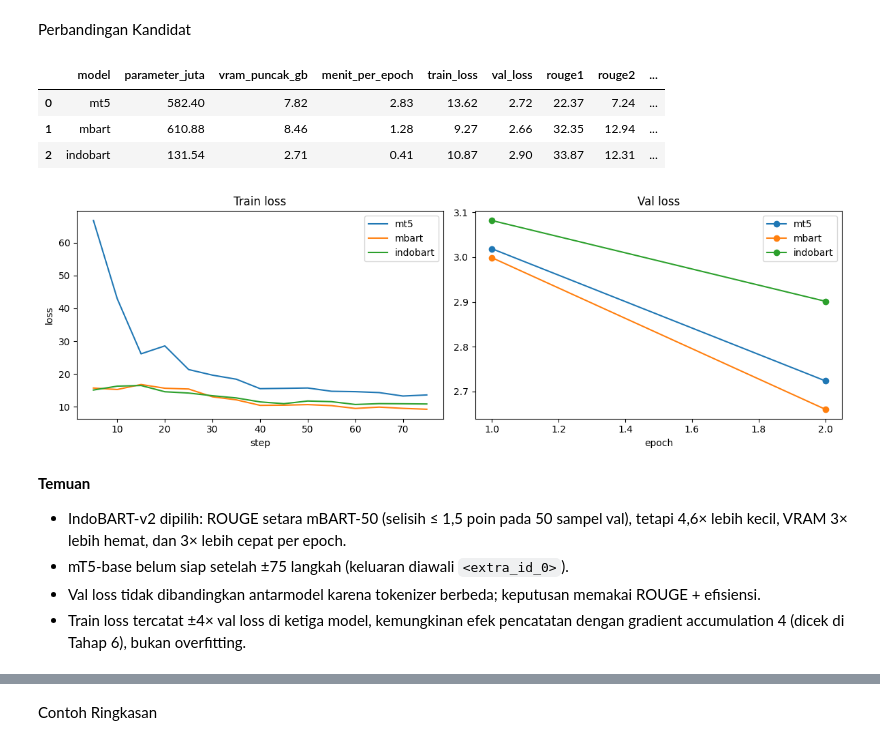
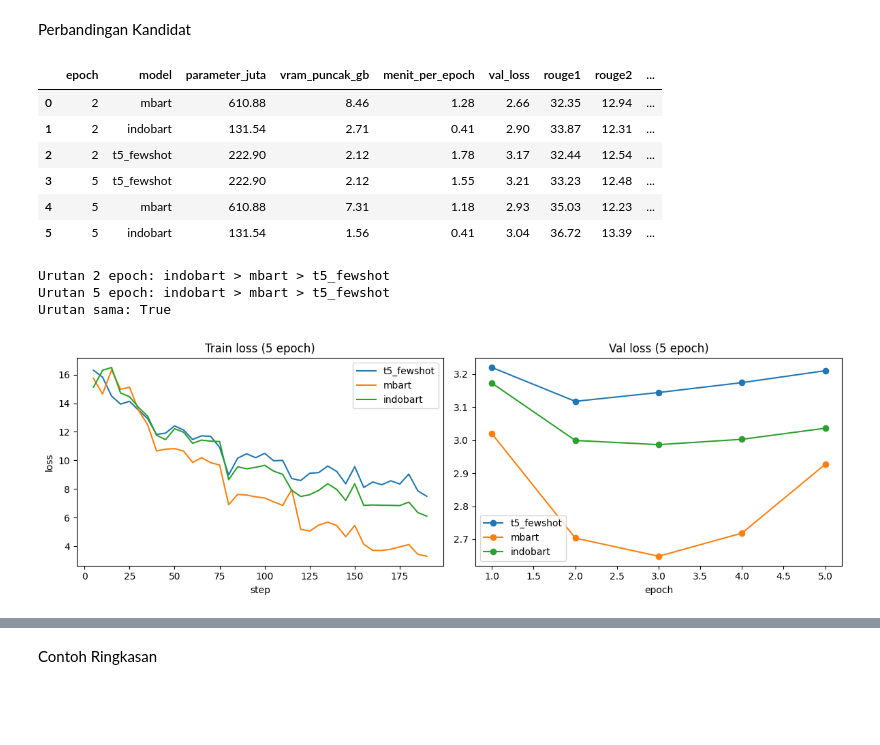
Before and after one commit to IRay3477/Pengembangan-Model-Deep-Learning-dan-Implementasi-API, a Jupyter notebook: Deep_Learning_Peringkasan_Otomatis_Video_Kuliah_Bahasa_Indonesia.ipynb, the cells around one changed output, grey strips where cells are left out. Drawn from its saved outputs; the diff is of its cells as text; code cells hidden in the pictures; blank space fills up the shorter version.

Commit message:
feat: menambahkan T5 fewshot sebagai model utama, menambahkan ephoc 5 sebagai perbandingan.

```diff
--- a/Deep_Learning_Peringkasan_Otomatis_Video_Kuliah_Bahasa_Indonesia.ipynb
+++ b/Deep_Learning_Peringkasan_Otomatis_Video_Kuliah_Bahasa_Indonesia.ipynb
@@ -1495,15 +1498,20 @@ if 'model_zeroshot' in globals():
 seed = 42
 jumlah_sampel_latih = 300
 jumlah_sampel_rouge = 50
-jumlah_epoch = 2
+daftar_jumlah_epoch = [2, 5]
 batas_token_ringkasan = 384
 
 data_latih_seleksi = data_clean_id[data_clean_id['split'] == 'train'].sample(jumlah_sampel_latih, random_state=seed)
 data_val_rouge = data_val.sample(jumlah_sampel_rouge, random_state=seed).reset_index(drop=True)
 
+# file hasil 2 epoch memakai nama lama supaya hasil yang sudah ada tetap terpakai
+def akhiran_file(jumlah_epoch):
+    return '' if jumlah_epoch == 2 else f'_{jumlah_epoch}epoch'
+
 print('Data latih seleksi:', len(data_latih_seleksi))
 print('Data val (loss)   :', len(data_val))
 print('Data val (ROUGE)  :', len(data_val_rouge))
+print('Jumlah epoch diuji:', daftar_jumlah_epoch)
 # %% [output]
 Data latih seleksi: 300
 Data val (loss)   : 175
@@ -1551,7 +1560,7 @@ class TokenizerIndoBART:
 Fungsi-fungsi untuk Seleksi Model
 # %%
 kandidat_model_utama = {
-    'mt5': {'nama_model': 'google/mt5-base', 'learning_rate': 5e-4, 'fp16': False},
+    't5_fewshot': {'nama_model': 'cahya/t5-base-indonesian-summarization-cased', 'learning_rate': 3e-4, 'fp16': False},
     'mbart': {'nama_model': 'facebook/mbart-large-50', 'learning_rate': 1e-4, 'fp16': True},
     'indobart': {'nama_model': 'indobenchmark/indobart-v2', 'learning_rate': 1e-4, 'fp16': True},
 }
@@ -1700,39 +1730,60 @@ Sudah selesai, dilewati: indobart
 # %% [markdown]
 Perbandingan Kandidat
 # %%
-tabel_seleksi = pd.read_csv(path_hasil_seleksi).round(2)
+# hanya kandidat yang dipakai sekarang; hasil mT5-base yang lama tetap tersimpan di CSV sebagai arsip
+daftar_tabel = []
+for jumlah_epoch in daftar_jumlah_epoch:
+    tabel = pd.read_csv(f'{output_tahap5}/hasil_seleksi_model{akhiran_file(jumlah_epoch)}.csv').assign(epoch=jumlah_epoch)
+    daftar_tabel.append(tabel[tabel['model'].isin(kandidat_model_utama)])
+
+tabel_seleksi = pd.concat(daftar_tabel, ignore_index=True)
+tabel_seleksi['rata_rata_rouge'] = tabel_seleksi[['rouge1', 'rouge2', 'rougeL']].mean(axis=1)
+tabel_seleksi = tabel_seleksi[['epoch', 'model', 'parameter_juta', 'vram_puncak_gb', 'menit_per_epoch', 'val_loss',
+                               'rouge1', 'rouge2', 'rougeL', 'rata_rata_rouge', 'panjang_kata']].round(2)
 display(tabel_seleksi)
 
+# cek apakah urutan kandidat sama di 2 epoch dan 5 epoch
+urutan_per_epoch = {jumlah_epoch: tabel_seleksi[tabel_seleksi['epoch'] == jumlah_epoch]
+                    .sort_values('rata_rata_rouge', ascending=False)['model'].tolist()
+                    for jumlah_epoch in daftar_jumlah_epoch}
+for jumlah_epoch, urutan in urutan_per_epoch.items():
+    print(f'Urutan {jumlah_epoch} epoch:', ' > '.join(urutan))
+print('Urutan sama:', len(set(map(tuple, urutan_per_epoch.values()))) == 1)
+
+tabel_seleksi.to_csv(f'{output_tahap5}/tabel_seleksi_2_dan_5_epoch.csv', index=False)
+
+# grafik loss dari run terpanjang (5 epoch)
+epoch_terpanjang = max(daftar_jumlah_epoch)
 fig, axes = plt.subplots(1, 2, figsize=(12, 4))
 
-for nama_singkat in tabel_seleksi['model']:
-    riwayat_loss = pd.read_csv(f'{output_tahap5}/log_loss_{nama_singkat}.csv')
+for nama_singkat in kandidat_model_utama:
+    riwayat_loss = pd.read_csv(f'{output_tahap5}/log_loss_{nama_singkat}{akhiran_file(epoch_terpanjang)}.csv')
     loss_latih = riwayat_loss.dropna(subset=['loss'])
     loss_val = riwayat_loss.dropna(subset=['eval_loss'])
     axes[0].plot(loss_latih['step'], loss_latih['loss'], label=nama_singkat)
     axes[1].plot(loss_val['epoch'], loss_val['eval_loss'], marker='o', label=nama_singkat)
 
-axes[0].set_title('Train loss')
+axes[0].set_title(f'Train loss ({epoch_terpanjang} epoch)')
 axes[0].set_xlabel('step')
 axes[0].set_ylabel('loss')
 axes[0].legend()
 
-axes[1].set_title('Val loss')
+axes[1].set_title(f'Val loss ({epoch_terpanjang} epoch)')
 axes[1].set_xlabel('epoch')
 axes[1].legend()
 
 plt.tight_layout()
-plt.savefig(f'{output_tahap5}/grafik_loss_seleksi.png', dpi=150)
+plt.savefig(f'{output_tahap5}/grafik_loss_seleksi_{epoch_terpanjang}epoch.png', dpi=150)
 plt.show()
 # %% [output]
-|  | model | parameter_juta | vram_puncak_gb | menit_per_epoch | train_loss | val_loss | rouge1 | rouge2 | ... |
-| 0 | mt5 | 582.40 | 7.82 | 2.83 | 13.62 | 2.72 | 22.37 | 7.24 | ... |
-| 1 | mbart | 610.88 | 8.46 | 1.28 | 9.27 | 2.66 | 32.35 | 12.94 | ... |
-| 2 | indobart | 131.54 | 2.71 | 0.41 | 10.87 | 2.90 | 33.87 | 12.31 | ... |
+|  | epoch | model | parameter_juta | vram_puncak_gb | menit_per_epoch | val_loss | rouge1 | rouge2 | ... |
+| 0 | 2 | mbart | 610.88 | 8.46 | 1.28 | 2.66 | 32.35 | 12.94 | ... |
+| 1 | 2 | indobart | 131.54 | 2.71 | 0.41 | 2.90 | 33.87 | 12.31 | ... |
+| 2 | 2 | t5_fewshot | 222.90 | 2.12 | 1.78 | 3.17 | 32.44 | 12.54 | ... |
+| 3 | 5 | t5_fewshot | 222.90 | 2.12 | 1.55 | 3.21 | 33.23 | 12.48 | ... |
+| 4 | 5 | mbart | 610.88 | 7.31 | 1.18 | 2.93 | 35.03 | 12.23 | ... |
+| 5 | 5 | indobart | 131.54 | 1.56 | 0.41 | 3.04 | 36.72 | 13.39 | ... |
+Urutan 2 epoch: indobart > mbart > t5_fewshot
+Urutan 5 epoch: indobart > mbart > t5_fewshot
+Urutan sama: True
-[figure, old version]
+[figure, new version]
-# %% [markdown]
-**Temuan**
-- IndoBART-v2 dipilih: ROUGE setara mBART-50 (selisih ≤ 1,5 poin pada 50 sampel val), tetapi 4,6× lebih kecil, VRAM 3× lebih hemat, dan 3× lebih cepat per epoch.
-- mT5-base belum siap setelah ±75 langkah (keluaran diawali `<extra_id_0>`).
-- Val loss tidak dibandingkan antarmodel karena tokenizer berbeda; keputusan memakai ROUGE + efisiensi.
-- Train loss tercatat ±4× val loss di ketiga model, kemungkinan efek pencatatan dengan gradient accumulation 4 (dicek di Tahap 6), bukan overfitting.
```
Also changed, not shown: parts of 9 cells of this notebook.
